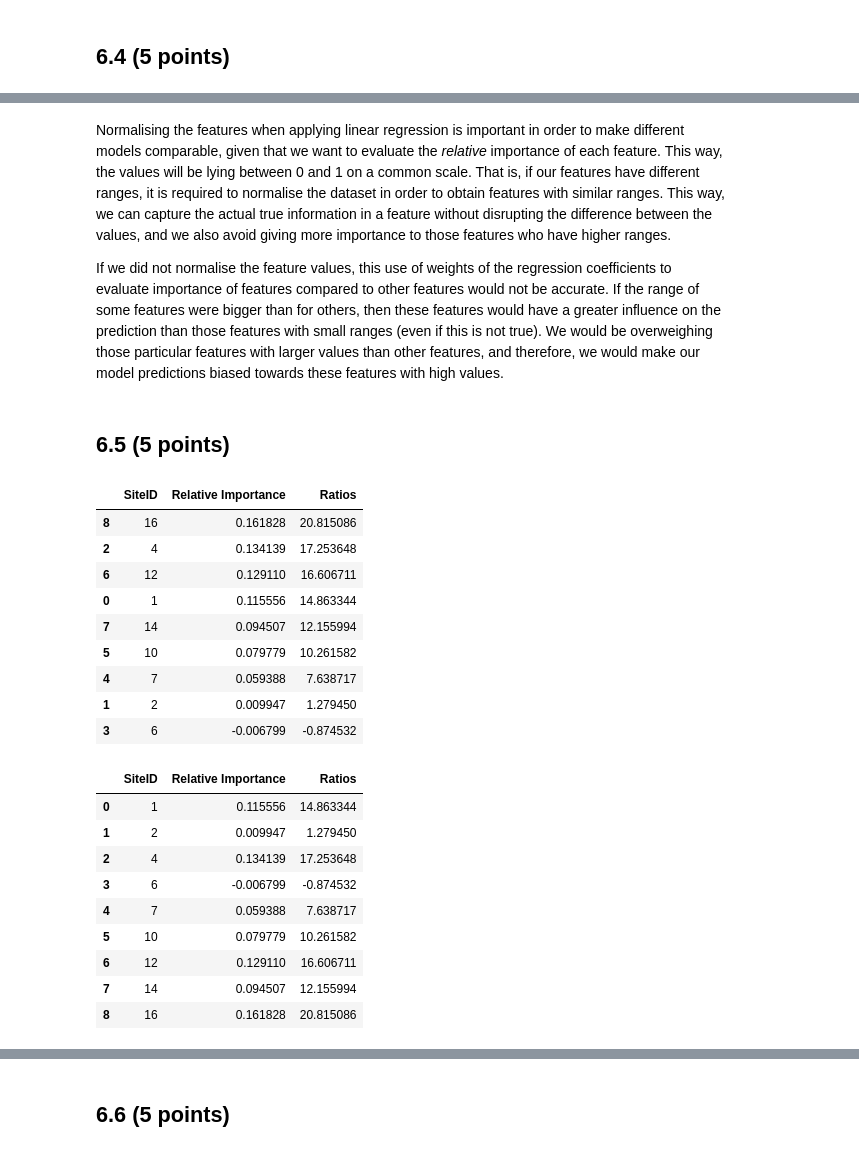
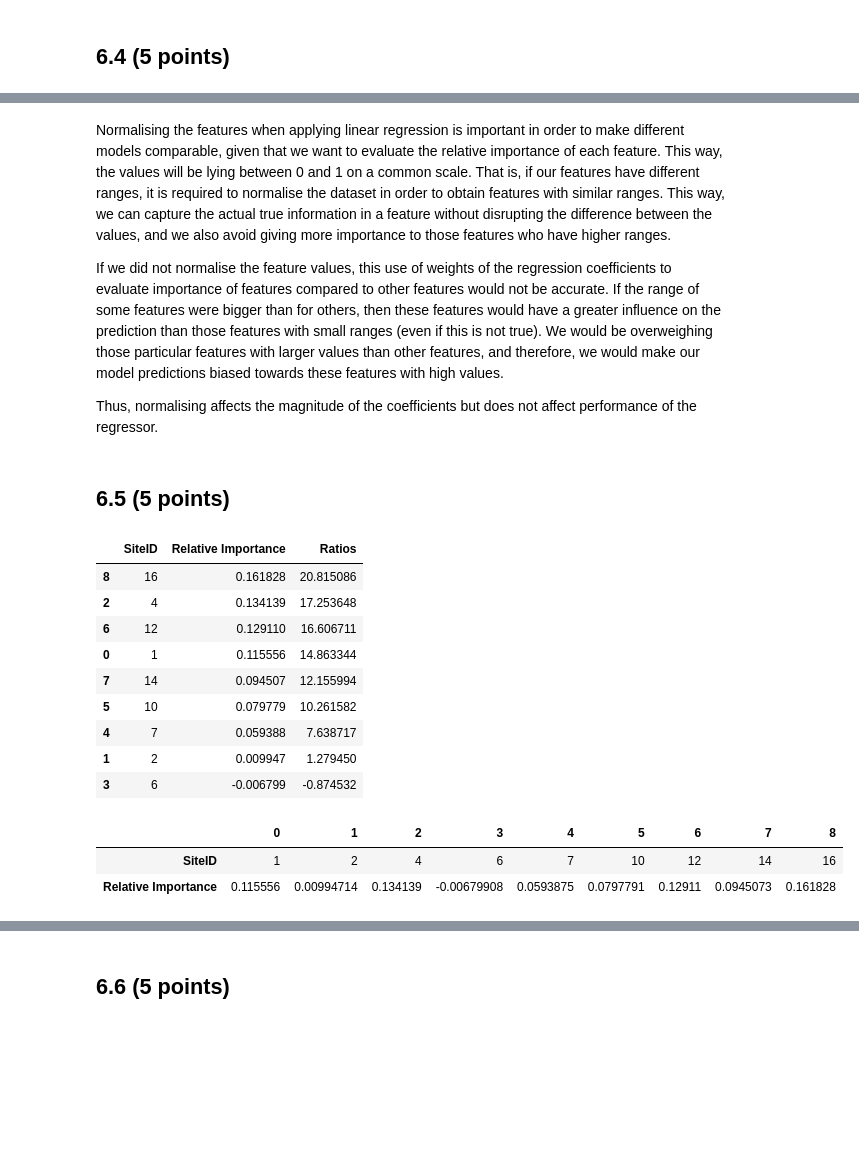
Before and after one commit to celinadong/IAML-CW2, a Jupyter notebook: Data/PartB/Part B - Bristol Air Quality.ipynb, the cells around one changed output, grey strips where cells are left out. Cells and saved outputs as stored; diff of their text form; code cells hidden in the pictures; blank space fills up the shorter version.

```diff
--- a/Data/PartB/Part B - Bristol Air Quality.ipynb
+++ b/Data/PartB/Part B - Bristol Air Quality.ipynb
@@ -595,37 +618,26 @@ We observe that the error is relatively lower than for the baseline regressor, w
 # %% [markdown]
-Normalising the features when applying linear regression is important in order to make different models comparable, given that we want to evaluate the *relative* importance of each feature. This way, the values will be lying between 0 and 1 on a common scale. That is, if our features have different ranges, it is required to normalise the dataset in order to obtain features with similar ranges. This way, we can capture the actual true information in a feature without disrupting the difference between the values, and we also avoid giving more importance to those features who have higher ranges.
+Normalising the features when applying linear regression is important in order to make different models comparable, given that we want to evaluate the relative importance of each feature. This way, the values will be lying between 0 and 1 on a common scale. That is, if our features have different ranges, it is required to normalise the dataset in order to obtain features with similar ranges. This way, we can capture the actual true information in a feature without disrupting the difference between the values, and we also avoid giving more importance to those features who have higher ranges.
 
 If we did not normalise the feature values, this use of weights of the regression coefficients to evaluate importance of features compared to other features would not be accurate. If the range of some features were bigger than for others, then these features would have a greater influence on the prediction than those features with small ranges (even if this is not true). We would be overweighing those particular features with larger values than other features, and therefore, we would make our model predictions biased towards these features with high values.
+
+Thus, normalising affects the magnitude of the coefficients but does not affect performance of the regressor.
 # %% [markdown]
 ## 6.5 (5 points)
-# %%
-importance_df.sort_values('Relative Importance', ascending=False)
-# %% [output]
-|  | SiteID | Relative Importance | Ratios |
-| 8 | 16 | 0.161828 | 20.815086 |
-| 2 | 4 | 0.134139 | 17.253648 |
-| 6 | 12 | 0.129110 | 16.606711 |
-| 0 | 1 | 0.115556 | 14.863344 |
-| 7 | 14 | 0.094507 | 12.155994 |
-| 5 | 10 | 0.079779 | 10.261582 |
-| 4 | 7 | 0.059388 | 7.638717 |
-| 1 | 2 | 0.009947 | 1.279450 |
-| 3 | 6 | -0.006799 | -0.874532 |
 # %%
 lr_normalized = LinearRegression(normalize=True)
 lr_normalized.fit(X_train, y_train)
 coeffs = lr_normalized.coef_
 ratios = (coeffs / sum(coeffs)) * 100
 importance_df = pd.DataFrame({'SiteID': X_train.columns.values, 'Relative Importance': coeffs, 'Ratios': ratios})
-importance_df
+importance_df.sort_values('Relative Importance', ascending=False)
 # %% [output]
 |  | SiteID | Relative Importance | Ratios |
+| 8 | 16 | 0.161828 | 20.815086 |
+| 2 | 4 | 0.134139 | 17.253648 |
+| 6 | 12 | 0.129110 | 16.606711 |
 | 0 | 1 | 0.115556 | 14.863344 |
+| 7 | 14 | 0.094507 | 12.155994 |
+| 5 | 10 | 0.079779 | 10.261582 |
+| 4 | 7 | 0.059388 | 7.638717 |
 | 1 | 2 | 0.009947 | 1.279450 |
-| 2 | 4 | 0.134139 | 17.253648 |
 | 3 | 6 | -0.006799 | -0.874532 |
-| 4 | 7 | 0.059388 | 7.638717 |
-| 5 | 10 | 0.079779 | 10.261582 |
-| 6 | 12 | 0.129110 | 16.606711 |
-| 7 | 14 | 0.094507 | 12.155994 |
-| 8 | 16 | 0.161828 | 20.815086 |
@@ -632 +646,9 @@ importance_df
+# %%
+df1 = pd.DataFrame({'SiteID': X_train.columns.values, 'Relative Importance': coeffs})
+df1.transpose()
+# df.columns = ['1', '2', '4', '6', '7', '10', '12', '14', '16']
+# %% [output]
+|  | 0 | 1 | 2 | 3 | 4 | 5 | 6 | 7 | 8 |
+| SiteID | 1 | 2 | 4 | 6 | 7 | 10 | 12 | 14 | 16 |
+| Relative Importance | 0.115556 | 0.00994714 | 0.134139 | -0.00679908 | 0.0593875 | 0.0797791 | 0.12911 | 0.0945073 | 0.161828 |
 # %% [markdown]
```
Also changed, not shown: parts of 28 cells of this notebook.
